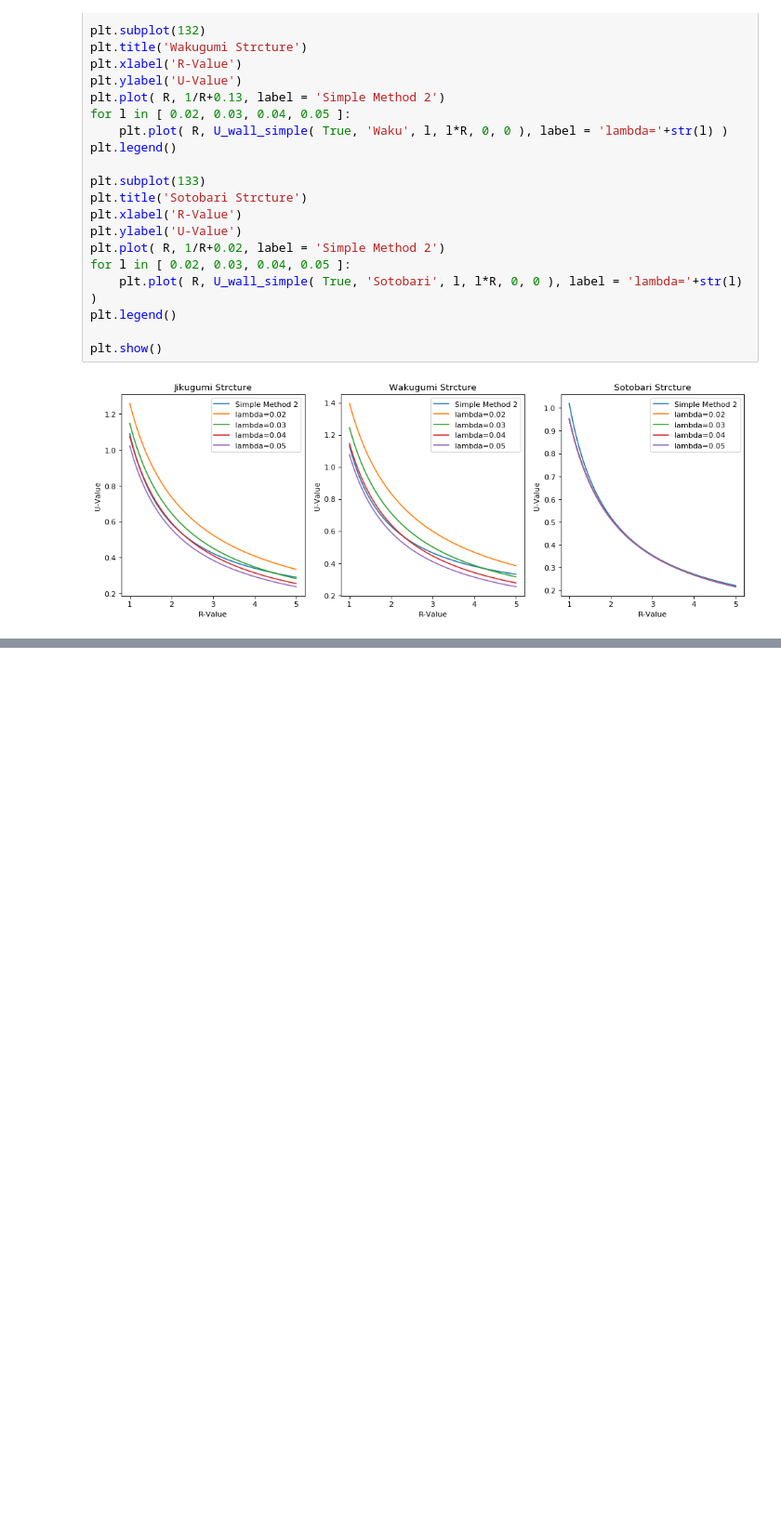
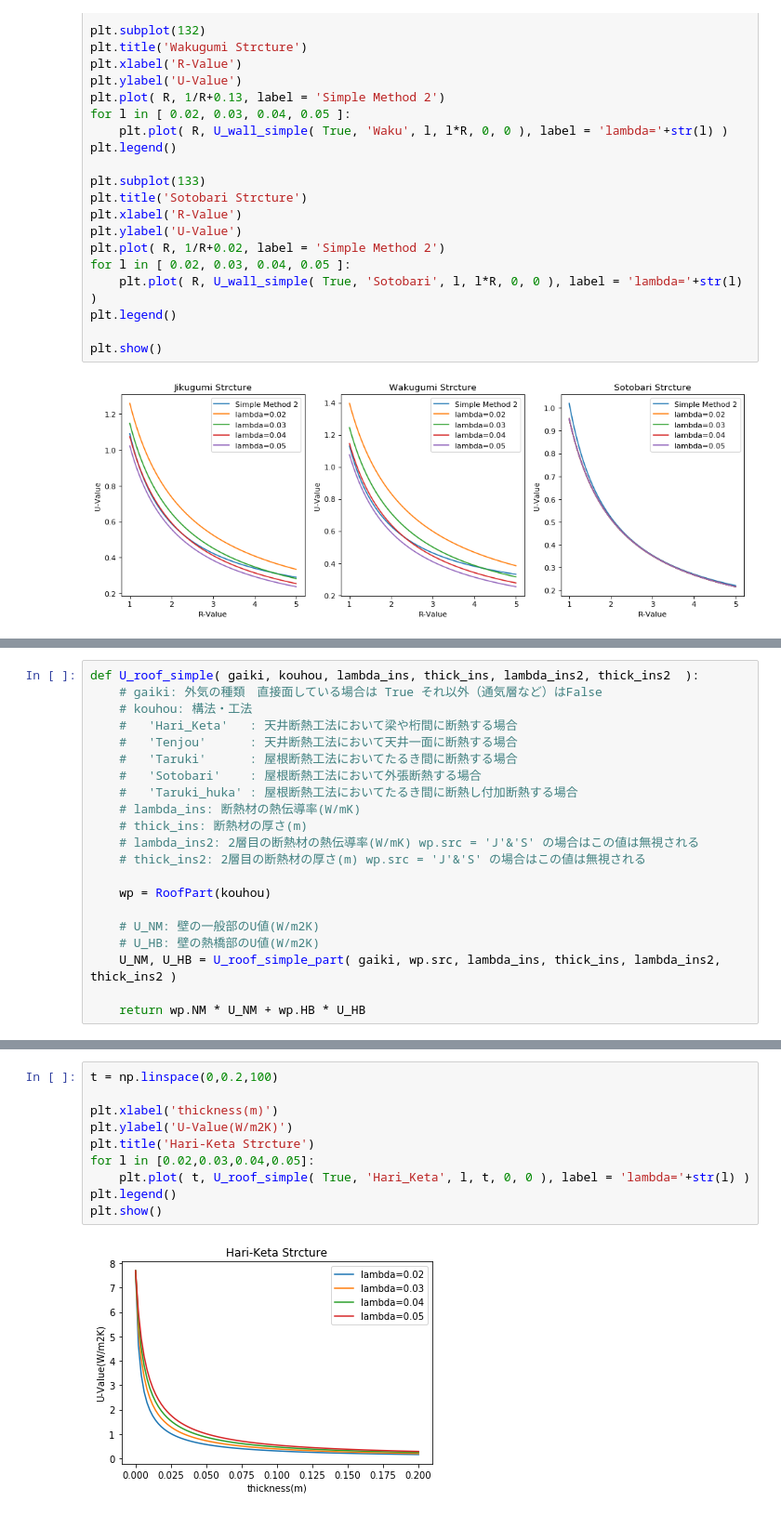
Before and after one commit to HisashiMiura/JJJProgramSpec, a Jupyter notebook: JJJUValueSimpleEvaluationMethod.ipynb, the cells around one changed output, grey strips where cells are left out. Shown: that part at 93% size. Cells and saved outputs as stored; diff of their text form; blank space fills up the shorter version.

```diff
--- a/JJJUValueSimpleEvaluationMethod.ipynb
+++ b/JJJUValueSimpleEvaluationMethod.ipynb
@@ -275,0 +317,21 @@ plt.show()
+# %%
+def U_roof_simple( gaiki, kouhou, lambda_ins, thick_ins, lambda_ins2, thick_ins2  ):
+    # gaiki: 外気の種類　直接面している場合は True それ以外（通気層など）はFalse
+    # kouhou: 構法・工法
+    #   'Hari_Keta'   : 天井断熱工法において梁や桁間に断熱する場合
+    #   'Tenjou'      : 天井断熱工法において天井一面に断熱する場合
+    #   'Taruki'      : 屋根断熱工法においてたるき間に断熱する場合
+    #   'Sotobari'    : 屋根断熱工法において外張断熱する場合
+    #   'Taruki_huka' : 屋根断熱工法においてたるき間に断熱し付加断熱する場合
+    # lambda_ins: 断熱材の熱伝導率(W/mK)
+    # thick_ins: 断熱材の厚さ(m)
+    # lambda_ins2: 2層目の断熱材の熱伝導率(W/mK) wp.src = 'J'&'S' の場合はこの値は無視される
+    # thick_ins2: 2層目の断熱材の厚さ(m) wp.src = 'J'&'S' の場合はこの値は無視される
+
+    wp = RoofPart(kouhou)
+
+    # U_NM: 壁の一般部のU値(W/m2K)
+    # U_HB: 壁の熱橋部のU値(W/m2K)
+    U_NM, U_HB = U_roof_simple_part( gaiki, wp.src, lambda_ins, thick_ins, lambda_ins2, thick_ins2 )
+
+    return wp.NM * U_NM + wp.HB * U_HB
@@ -275,0 +415,12 @@ plt.show()
+# %%
+t = np.linspace(0,0.2,100)
+
+plt.xlabel('thickness(m)')
+plt.ylabel('U-Value(W/m2K)')
+plt.title('Hari-Keta Strcture')
+for l in [0.02,0.03,0.04,0.05]:
+    plt.plot( t, U_roof_simple( True, 'Hari_Keta', l, t, 0, 0 ), label = 'lambda='+str(l) )
+plt.legend()
+plt.show()
+# %% [output]
+[figure, added]
```
Also changed, not shown: parts of 20 cells of this notebook.
